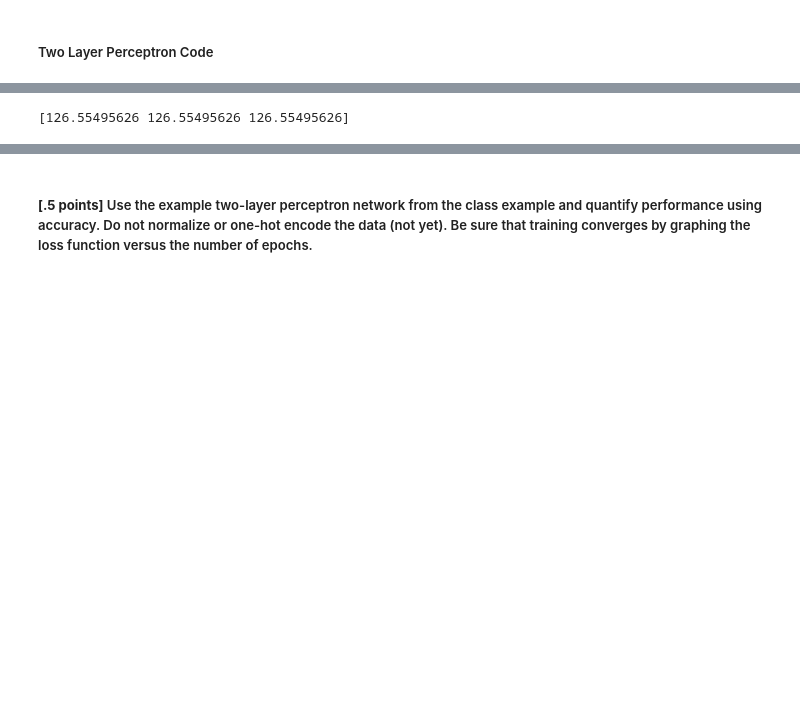
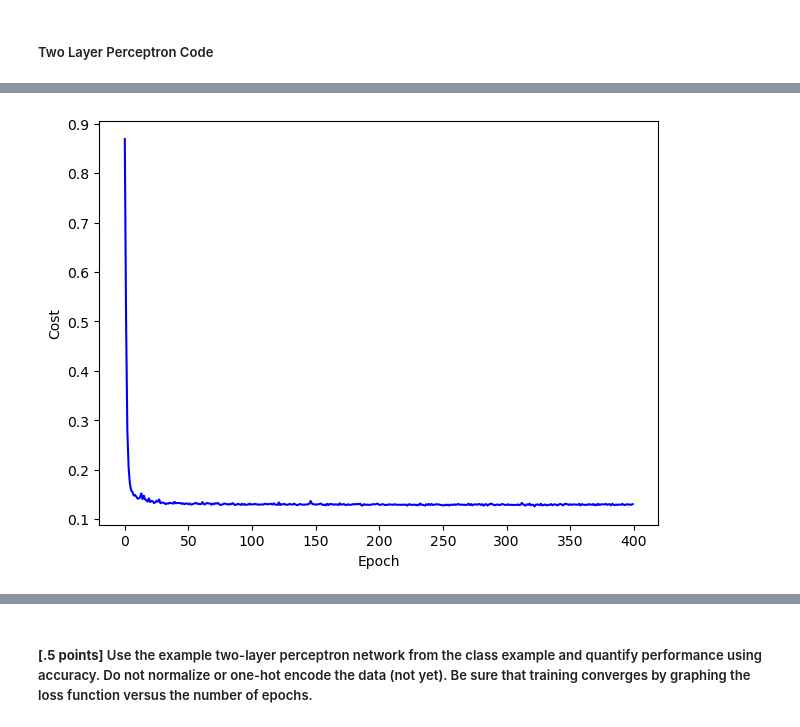
Before and after one commit to AlexShock66/LAB-4-MLP, a Jupyter notebook: MLP_Beaned.ipynb, the cells around one changed output, grey strips where cells are left out. Saved outputs shown, nothing was run; the diff lists cells and outputs as text; code cells hidden in the pictures; blank space fills up the shorter version.

```diff
--- a/MLP_Beaned.ipynb
+++ b/MLP_Beaned.ipynb
@@ -461,7 +473,7 @@ class CrossEntropyLossTwoLayer(MiniBatchedTwoLayer):
         y_flat = Y_enc.flatten()
         y_hat_flat = A3.flatten()
 
-        cost = -np.sum(y_flat * np.log(y_hat_flat) + (1-y_flat) * np.log(1-y_hat_flat))
+        cost = -np.mean(y_flat * np.log(y_hat_flat) + (1-y_flat) * np.log(1-y_hat_flat))
         # print(cost)
         return cost
 # %%
@@ -480,12 +492,12 @@ Accuracy: 0.20310781078107812
 # %%
 cost_avgs = [np.mean(x) for x in nn_cross_entropy.cost_]
 
 
-print(np.unique(cost_avgs))
-# plt.plot(range(len(cost_avgs)),cost_avgs, color='blue')
-# plt.ylabel("Cost")
-# plt.xlabel("Epoch")
-# plt.tight_layout()
-# plt.show()
+# print(np.unique(cost_avgs))
+plt.plot(range(len(cost_avgs)),cost_avgs, color='blue')
+plt.ylabel("Cost")
+plt.xlabel("Epoch")
+plt.tight_layout()
+plt.show()
 # %% [output]
-[126.55495626 126.55495626 126.55495626]
+[figure, added]
```
Also changed, not shown: parts of 8 cells of this notebook.
